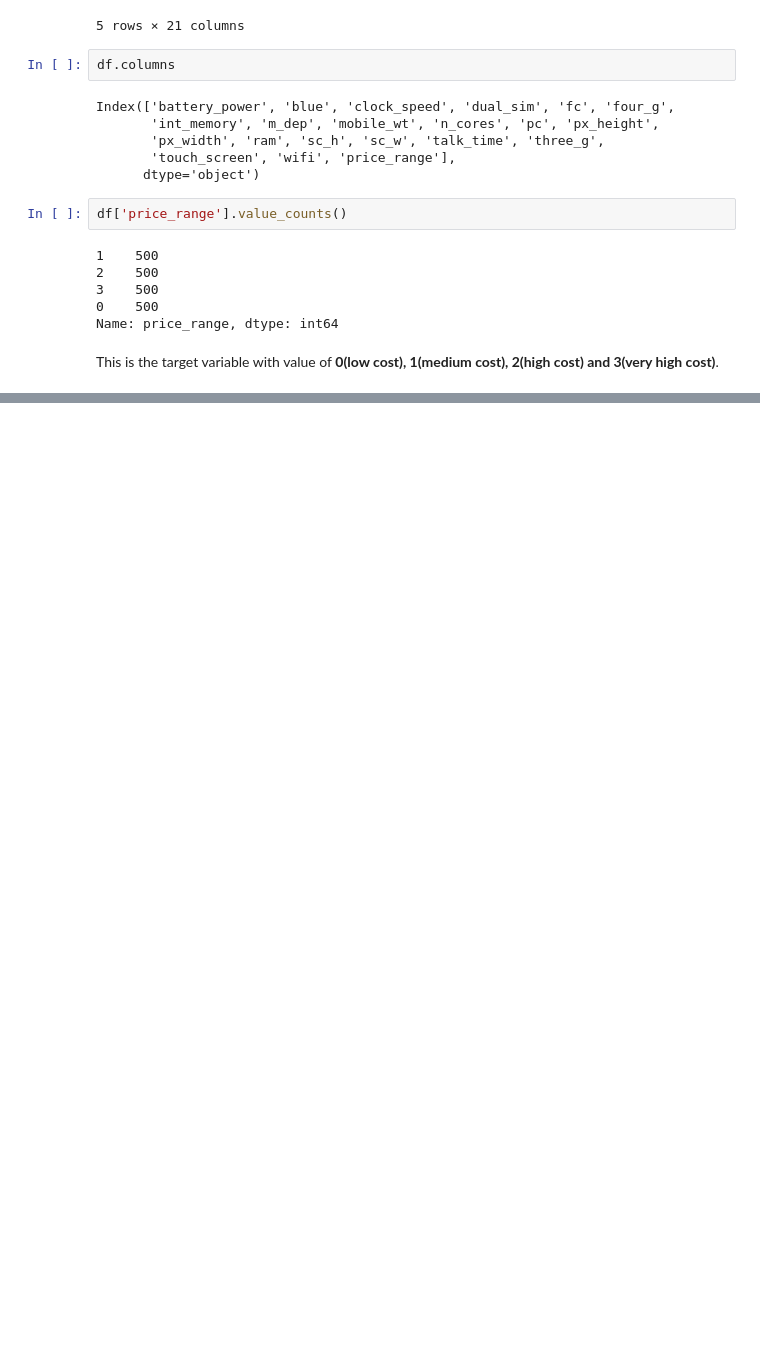
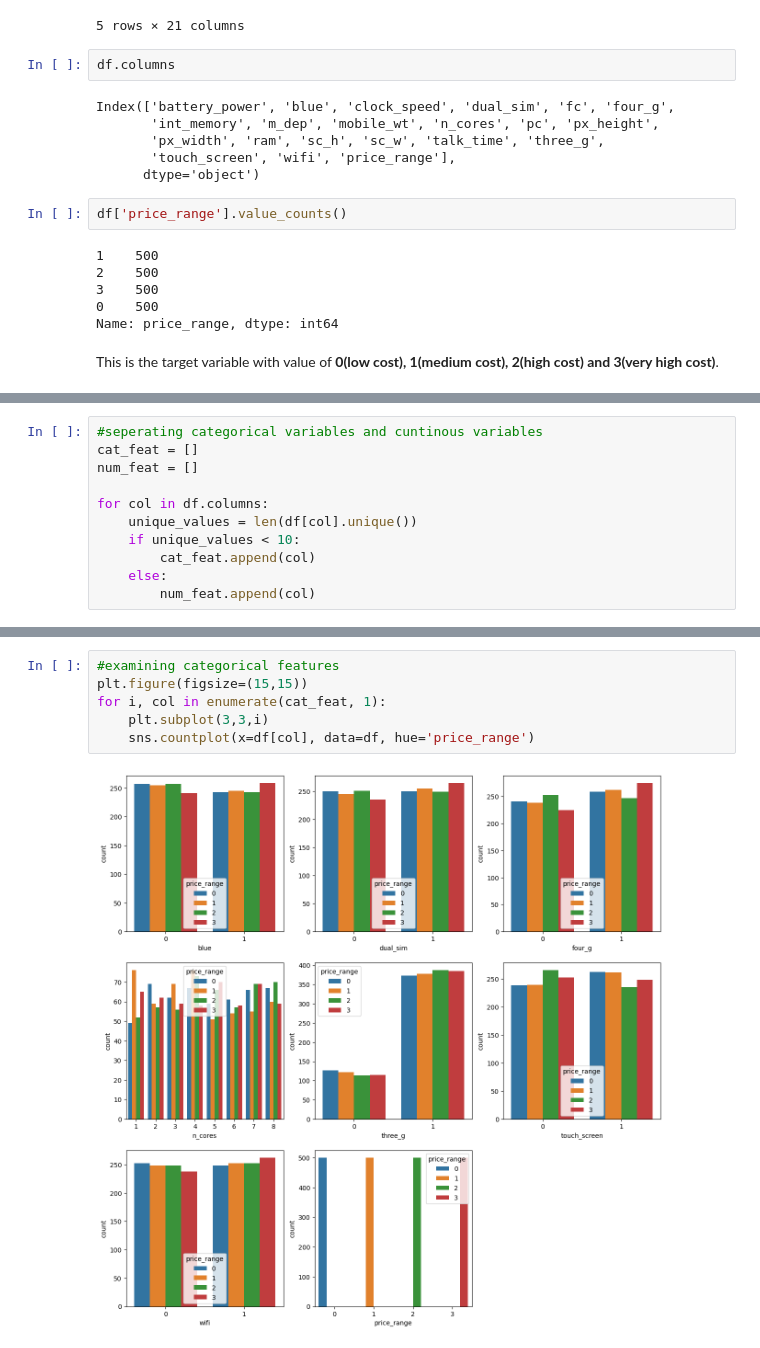
Before and after one commit to mubarakmayyeri/mobile_price_classifcation, a Jupyter notebook: mobile_price_classification.ipynb, the cells around one changed output, grey strips where cells are left out. Saved outputs shown, nothing was run; the diff lists cells and outputs as text; blank space fills up the shorter version.

```diff
--- a/mobile_price_classification.ipynb
+++ b/mobile_price_classification.ipynb
@@ -42,0 +96,11 @@ This is the target variable with value of **0(low cost), 1(medium cost), 2(high
+# %%
+#seperating categorical variables and cuntinous variables
+cat_feat = []
+num_feat = []
+
+for col in df.columns:
+    unique_values = len(df[col].unique())
+    if unique_values < 10:
+        cat_feat.append(col)
+    else:
+        num_feat.append(col)
@@ -42,0 +134,8 @@ This is the target variable with value of **0(low cost), 1(medium cost), 2(high
+# %%
+#examining categorical features
+plt.figure(figsize=(15,15))
+for i, col in enumerate(cat_feat, 1):
+    plt.subplot(3,3,i)
+    sns.countplot(x=df[col], data=df, hue='price_range')
+# %% [output]
+[figure, added]
```
Also changed, not shown: parts of 26 cells of this notebook.
